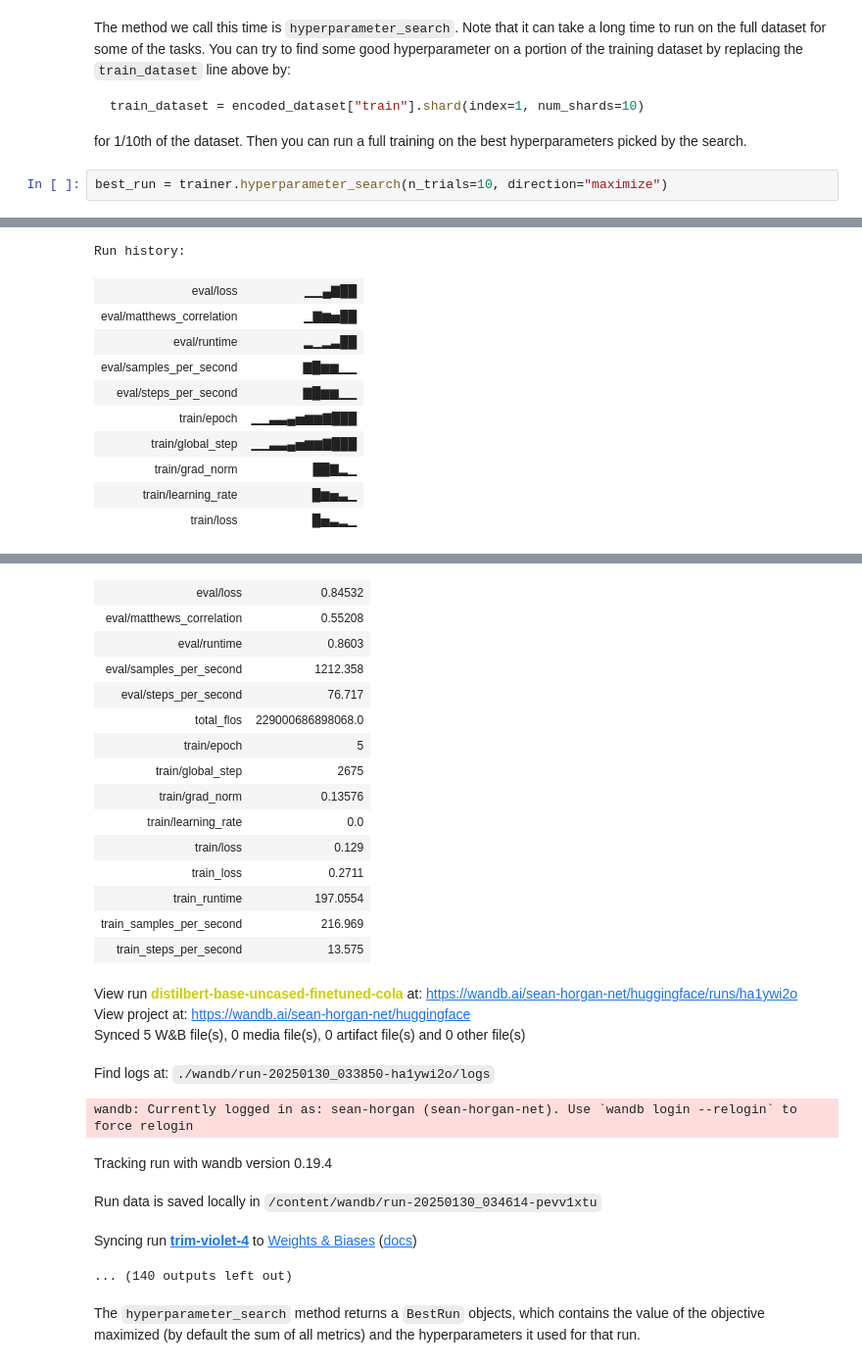
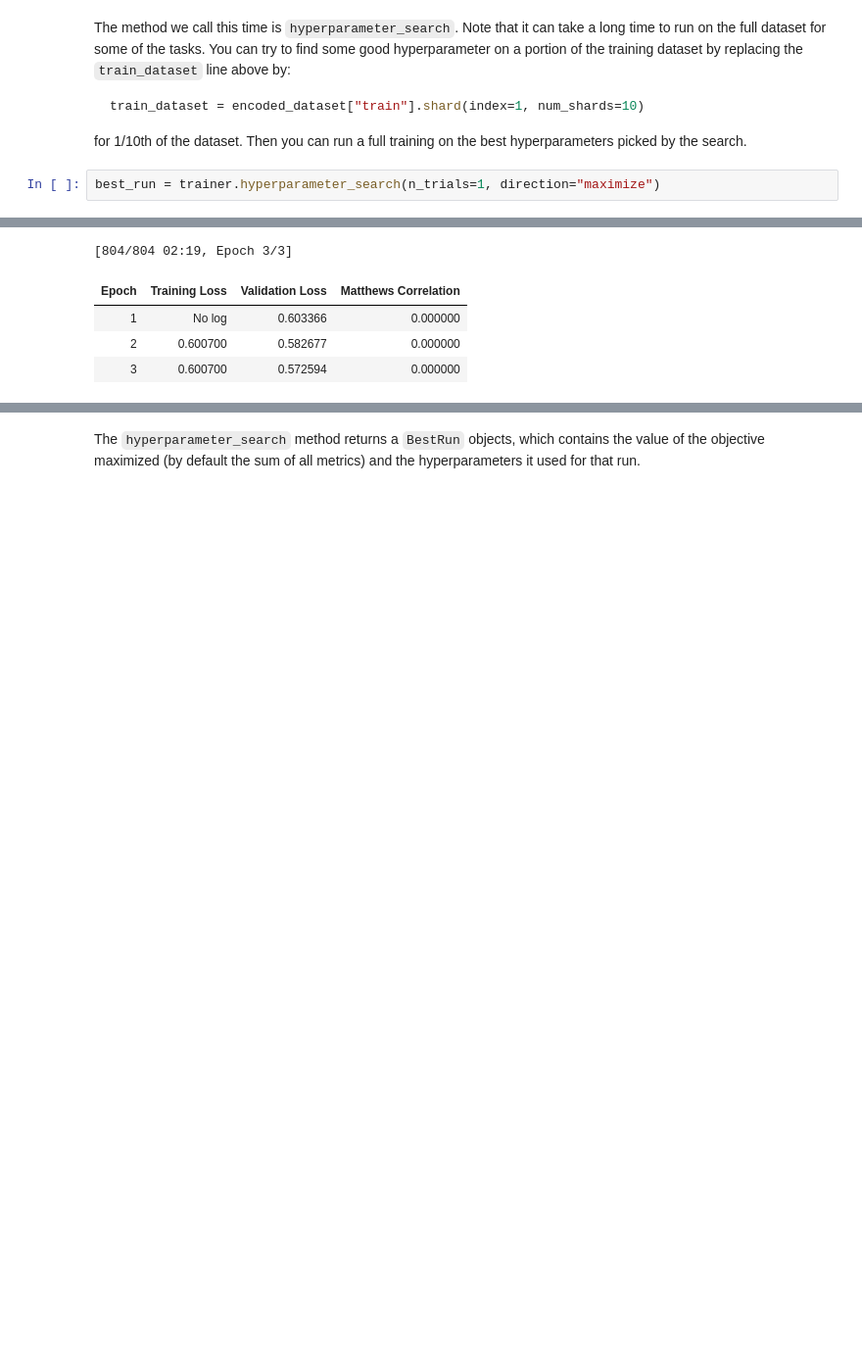
Before and after one commit to seanhorgan/ai-projects, a Jupyter notebook: text_classification.ipynb, the cells around one changed output, grey strips where cells are left out. Shown at 98% size. Drawn from its saved outputs; the diff is of its cells as text; blank space fills up the shorter version.

````diff
--- a/text_classification.ipynb
+++ b/text_classification.ipynb
@@ -496,5 +599,5 @@ train_dataset = encoded_dataset["train"].shard(index=1, num_shards=10)
 ```
 for 1/10th of the dataset. Then you can run a full training on the best hyperparameters picked by the search.
 # %%
-best_run = trainer.hyperparameter_search(n_trials=10, direction="maximize")
+best_run = trainer.hyperparameter_search(n_trials=1, direction="maximize")
 # %% [output]
@@ -505,11 +607,5 @@ You should probably TRAIN this model on a down-stream task to be able to use it
-Run history:
+[804/804 02:19, Epoch 3/3]
-| eval/loss | ▁▁▄▇██ |
-| eval/matthews_correlation | ▁▇▆▅██ |
-| eval/runtime | ▂▁▂▃██ |
-| eval/samples_per_second | ▇█▆▆▁▁ |
-| eval/steps_per_second | ▇█▆▆▁▁ |
-| train/epoch | ▁▁▃▃▄▅▆▆▇███ |
-| train/global_step | ▁▁▃▃▄▅▆▆▇███ |
-| train/grad_norm | ██▇▂▁ |
-| train/learning_rate | █▆▅▃▁ |
-| train/loss | █▅▃▂▁ |
+| Epoch | Training Loss | Validation Loss | Matthews Correlation |
+| 1 | No log | 0.603366 | 0.000000 |
+| 2 | 0.600700 | 0.582677 | 0.000000 |
+| 3 | 0.600700 | 0.572594 | 0.000000 |
@@ -517,27 +613,3 @@ Run summary:
-| eval/loss | 0.84532 |
-| eval/matthews_correlation | 0.55208 |
-| eval/runtime | 0.8603 |
-| eval/samples_per_second | 1212.358 |
-| eval/steps_per_second | 76.717 |
-| total_flos | 229000686898068.0 |
-| train/epoch | 5 |
-| train/global_step | 2675 |
-| train/grad_norm | 0.13576 |
-| train/learning_rate | 0.0 |
-| train/loss | 0.129 |
-| train_loss | 0.2711 |
-| train_runtime | 197.0554 |
-| train_samples_per_second | 216.969 |
-| train_steps_per_second | 13.575 |
-View run distilbert-base-uncased-finetuned-cola at: https://wandb.ai/sean-horgan-net/huggingface/runs/ha1ywi2o
-View project at: https://wandb.ai/sean-horgan-net/huggingface
-Synced 5 W&B file(s), 0 media file(s), 0 artifact file(s) and 0 other file(s)
-Find logs at: ./wandb/run-20250130_033850-ha1ywi2o/logs
-wandb: Currently logged in as: sean-horgan (sean-horgan-net). Use `wandb login --relogin` to force relogin
-Tracking run with wandb version 0.19.4
-Run data is saved locally in /content/wandb/run-20250130_034614-pevv1xtu
-Syncing run trim-violet-4 to Weights & Biases (docs)
-... (140 outputs left out)
 # %% [markdown]
 The `hyperparameter_search` method returns a `BestRun` objects, which contains the value of the objective maximized (by default the sum of all metrics) and the hyperparameters it used for that run.
 # %%
````
Also changed, not shown: parts of 27 cells of this notebook.
